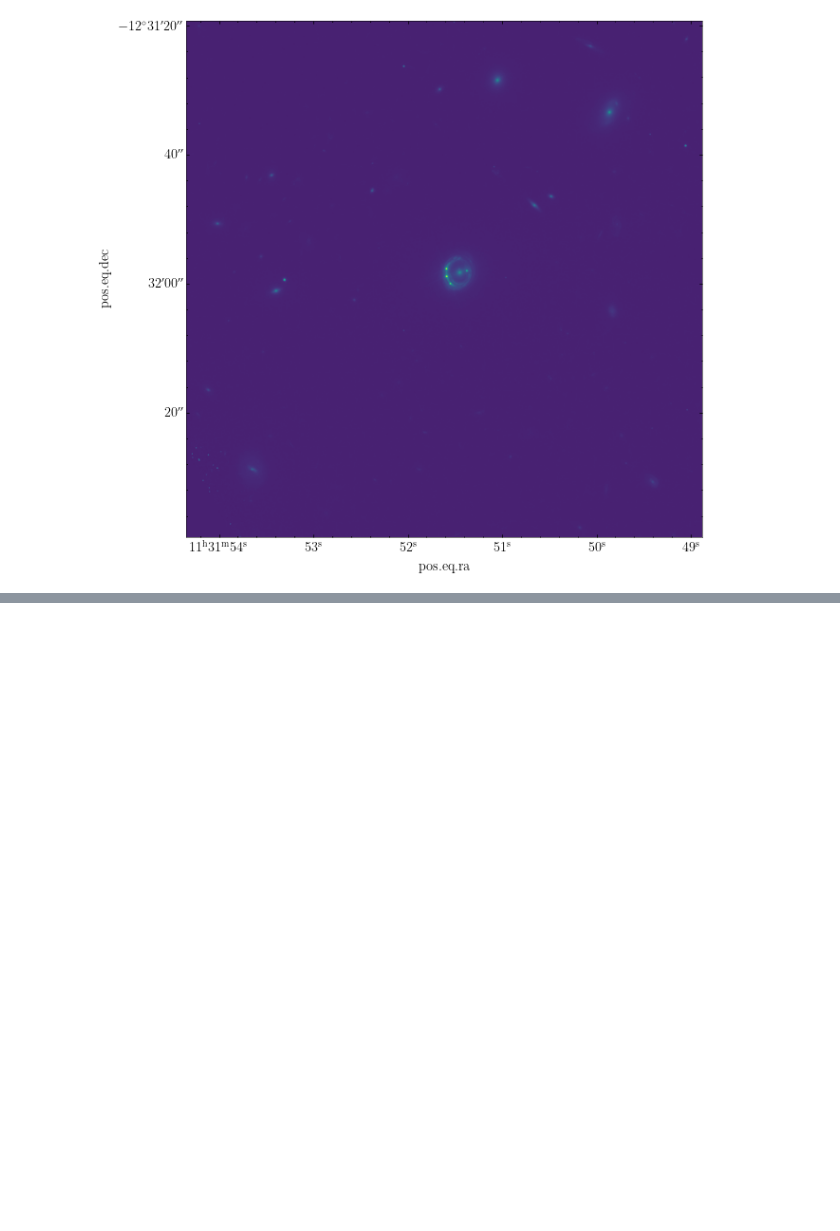
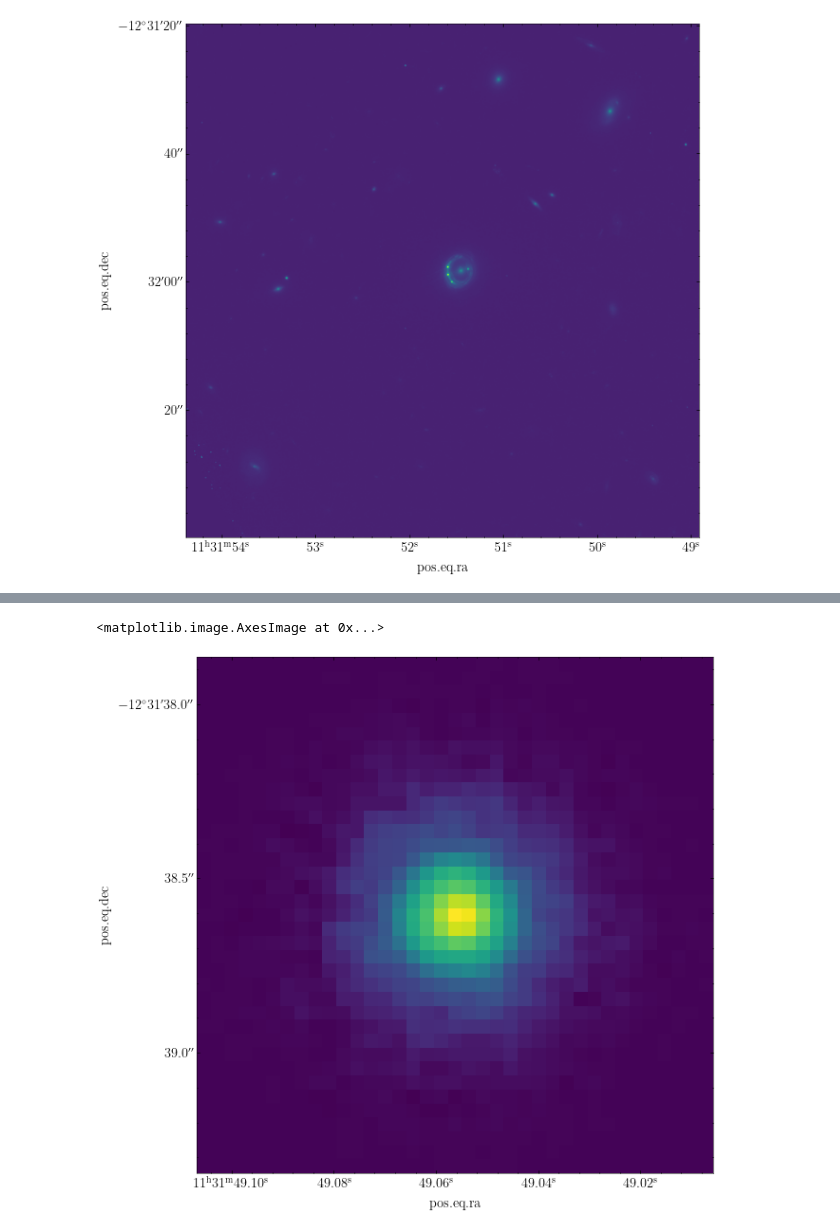
Before and after one commit to AlexandreAdam/rxj1131, a Jupyter notebook: notebooks/image_playground.ipynb, the cells around one changed output, grey strips where cells are left out. Cells and saved outputs as stored; diff of their text form; code cells hidden in the pictures; blank space fills up the shorter version.

```diff
--- a/notebooks/image_playground.ipynb
+++ b/notebooks/image_playground.ipynb
@@ -390 +431,15 @@ ax.set_ylabel('Declinaison')
+# %%
+size = (37, 37)
+psf2_cutout = Cutout2D(psf_cutout.data, positions[candidate2], size, wcs=psf_cutout.wcs)
+psf2 = psf2_cutout.data.copy()
+gaus = gaussian(37, 6)
+gaus = np.outer(gaus, gaus)
+psf2 *= gaus
+psf2 /= psf2.sum()
+plt.figure(figsize=(10, 10))
+plt.subplot(projection=psf2_cutout.wcs)
+plt.imshow(psf2, norm=ImageNormalize(stretch=LogStretch()))
+# %% [output]
+<matplotlib.image.AxesImage at 0x...>
+[figure, added]
 # %%
```
Also changed, not shown: parts of 18 cells of this notebook, 7 other files.
